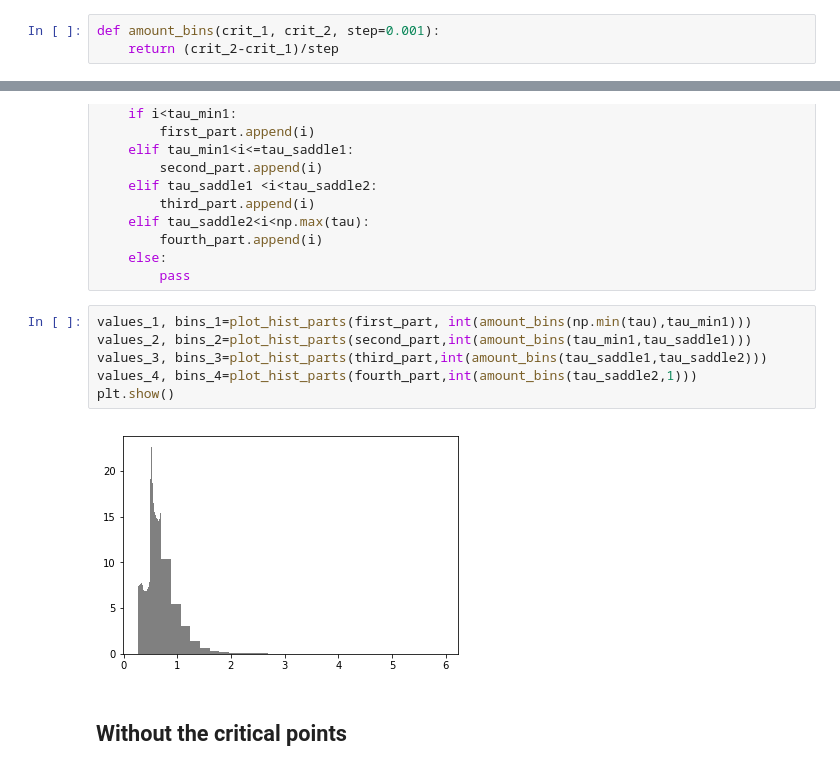
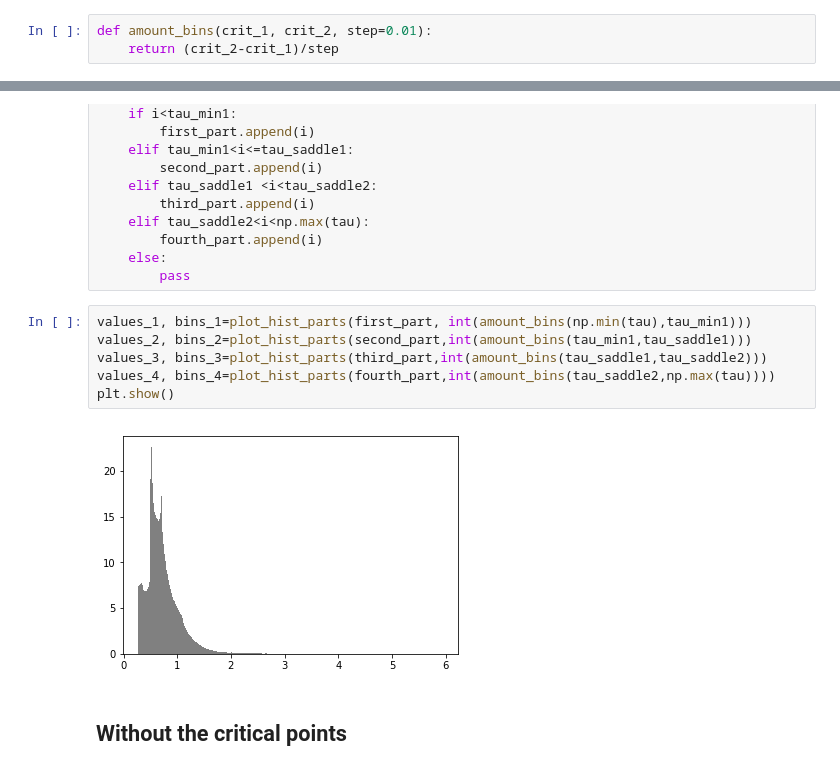
Before and after one commit to margres/Master-thesis, a Jupyter notebook: Contour_integral.ipynb, the cells around one changed output, grey strips where cells are left out. Drawn from its saved outputs; the diff is of its cells as text.

```diff
--- a/Contour_integral.ipynb
+++ b/Contour_integral.ipynb
@@ -175,7 +175,7 @@ tau_saddle2=tau_critical[index_saddle2]
 tau_min1=tau_critical[index_min1]
 tau_min2=tau_critical[index_min2]
 # %%
-def amount_bins(crit_1, crit_2, step=0.001):
+def amount_bins(crit_1, crit_2, step=0.01):
     return (crit_2-crit_1)/step
 # %%
 def plot_hist_parts(part,n_bins):
@@ -205,11 +205,11 @@ for i in tau_for_hist:
 # %%
 values_1, bins_1=plot_hist_parts(first_part, int(amount_bins(np.min(tau),tau_min1)))
 values_2, bins_2=plot_hist_parts(second_part,int(amount_bins(tau_min1,tau_saddle1)))
 values_3, bins_3=plot_hist_parts(third_part,int(amount_bins(tau_saddle1,tau_saddle2)))
-values_4, bins_4=plot_hist_parts(fourth_part,int(amount_bins(tau_saddle2,1)))
+values_4, bins_4=plot_hist_parts(fourth_part,int(amount_bins(tau_saddle2,np.max(tau))))
 plt.show()
 # %% [output]
-[figure, old version]
+[figure, new version]
 # %% [markdown]
 ## Without the critical points
 # %%
```
Also changed, not shown: parts of 12 cells of this notebook, 1 other file.
